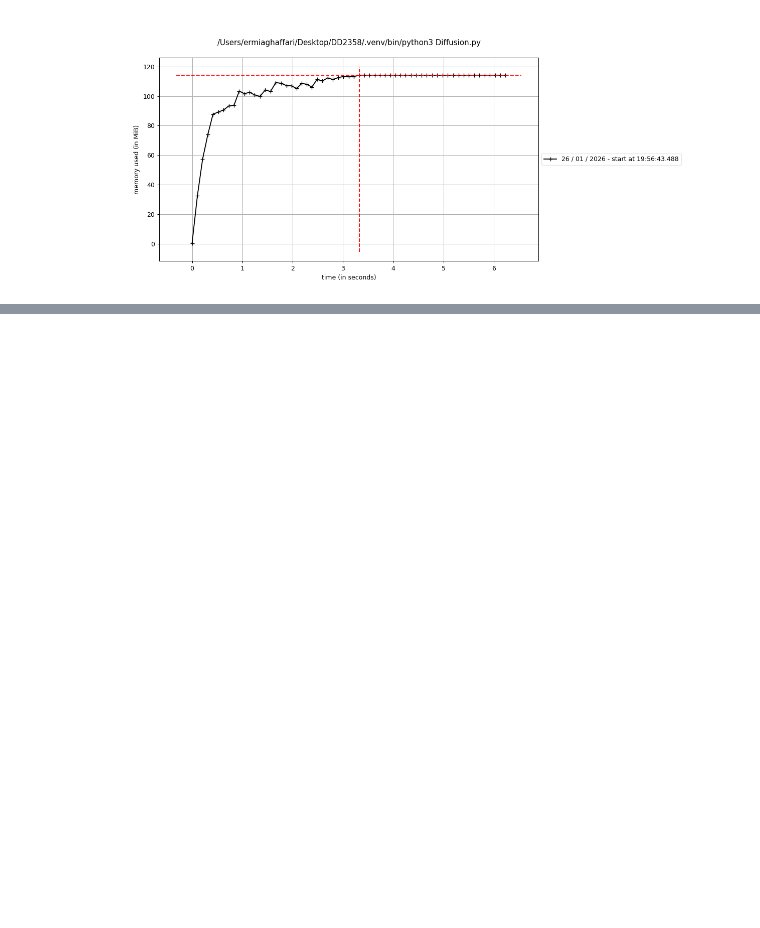
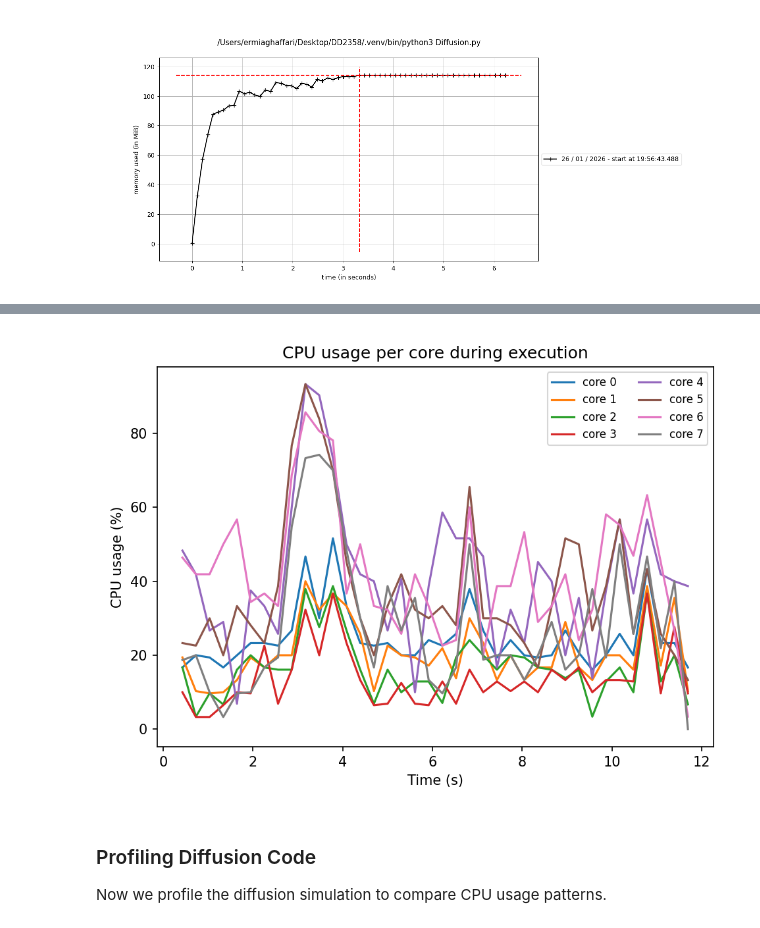
Before and after one commit to Zhermit09/DD2358, a Jupyter notebook: Ass1/Ex1.ipynb, the cells around one changed output, grey strips where cells are left out. Saved outputs shown, nothing was run; the diff lists cells and outputs as text; code cells hidden in the pictures; blank space fills up the shorter version.

```diff
--- a/Ass1/Ex1.ipynb
+++ b/Ass1/Ex1.ipynb
@@ -420,0 +549,9 @@ Image("diffusion_memory_plot.png")
+# %%
+# Display Julia Set CPU profile plot
+from IPython.display import Image
+Image("julia_cpu_profile.png")
+# %% [output]
+[figure, added]
+# %% [markdown]
+### Profiling Diffusion Code
+Now we profile the diffusion simulation to compare CPU usage patterns.
```
Also changed, not shown: parts of 10 cells of this notebook, 4 other files.
